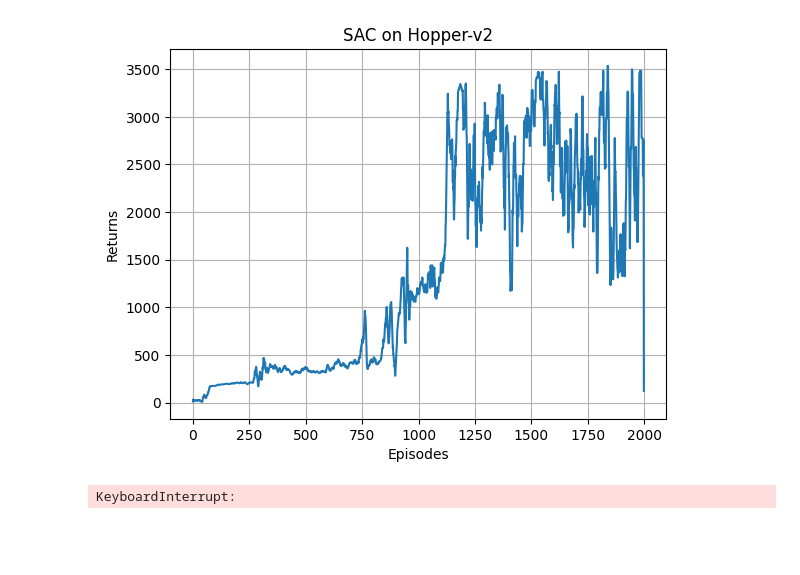
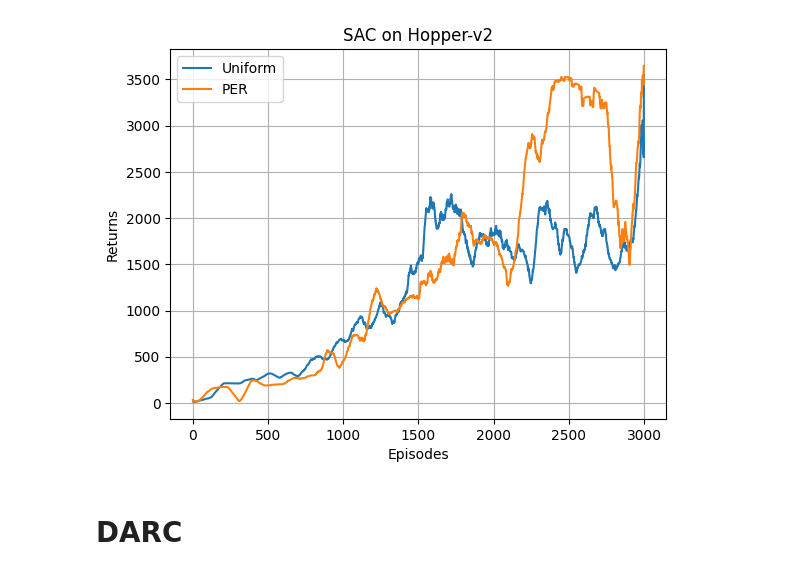
Before and after one commit to noMushroomw/SAC_imitation_learning, a Jupyter notebook: hopper.ipynb, the cells around one changed output. Drawn from its saved outputs; the diff is of its cells as text; code cells hidden in the pictures; blank space fills up the shorter version.

```diff
--- a/hopper.ipynb
+++ b/hopper.ipynb
@@ -19,7 +21,7 @@ env = gym.make(env_name)
 actor_lr = 3e-4
 critric_lr = 3e-4
 alpha_lr = 3e-4
-num_episodes = 2000
+num_episodes = 3000
 hidden_dim = 128
 gamma = 0.99
 tau = 0.005
@@ -28,3 +30,9 @@ minimal_size = 1000
 batch_size = 64
 hidden_layer_num = 1
 device = torch.device('cuda' if torch.cuda.is_available() else 'cpu')
+replay_buffer = 'PrioritizedReplayBuffer'
+
+per_agent = SAC_class_setting.SACContinuous(replay_buffer, batch_size, buffer_size, env, hidden_dim, hidden_layer_num, actor_lr, critric_lr, alpha_lr, tau, gamma, device,
+                                            scheduler_open=True, scheduler_size=100000, scheduler_gamma=0.9)
+
+per_return_list = train_off_policy_agent(env, per_agent, num_episodes, minimal_size, batch_size)
@@ -31,6 +50,19 @@ device = torch.device('cuda' if torch.cuda.is_available() else 'cpu')
 # %%
+actor_lr = 3e-4
+critric_lr = 3e-4
+alpha_lr = 3e-4
+num_episodes = 3000
+hidden_dim = 128
+gamma = 0.99
+tau = 0.005
+buffer_size = 100000
+minimal_size = 1000
+batch_size = 64
+hidden_layer_num = 1
+device = torch.device('cuda' if torch.cuda.is_available() else 'cpu')
 replay_buffer = 'ReplayBuffer'
-agent = SAC_class_setting.SACContinuous(replay_buffer, buffer_size, env, hidden_dim, hidden_layer_num,
-                                    actor_lr, critric_lr, alpha_lr, tau, gamma, device)
 
-return_list = util.train_off_policy_agent(env, agent, num_episodes, minimal_size, batch_size)
+agent = SAC_class_setting.SACContinuous(replay_buffer, batch_size, buffer_size, env, hidden_dim, hidden_layer_num, actor_lr, critric_lr, alpha_lr, tau, gamma, device,
+                                            scheduler_open=True, scheduler_size=100000, scheduler_gamma=0.9)
+
+return_list = train_off_policy_agent(env, agent, num_episodes, minimal_size, batch_size)
@@ -37,19 +80,14 @@ return_list = util.train_off_policy_agent(env, agent, num_episodes, minimal_size
 # %%
-smooth_return = util.smooth_figure(return_list, 9)
+smooth_return_02 = smooth_figure(return_list, 79)
+per_smooth_return_02 = smooth_figure(per_return_list, 79)
 episodes_list = list(range(len(return_list)))
-plt.plot(episodes_list, smooth_return)
+plt.plot(episodes_list, smooth_return_02)
+plt.plot(episodes_list, per_smooth_return_02)
 plt.xlabel('Episodes')
 plt.ylabel('Returns')
 plt.title('SAC on {}'.format(env_name))
+plt.legend(['Uniform', 'PER'])
 plt.grid()
 plt.show()
 # %% [output]
-[figure, old version]
+[figure, new version]
-# %%
-replay_buffer = 'PrioritizedReplayBuffer'
-per_agent = SAC_class_setting.SACContinuous(replay_buffer, buffer_size, env, hidden_dim, hidden_layer_num,
-                                    actor_lr, critric_lr, alpha_lr, tau, gamma, device)
-
-per_return_list = util.train_off_policy_agent(env, per_agent, num_episodes, minimal_size, batch_size)
-# %% [output]
-KeyboardInterrupt:
@@ -64,0 +94,2 @@ plt.show()
+# %% [markdown]
+# DARC
```
Also changed, not shown: parts of 9 cells of this notebook, 9 other files.
